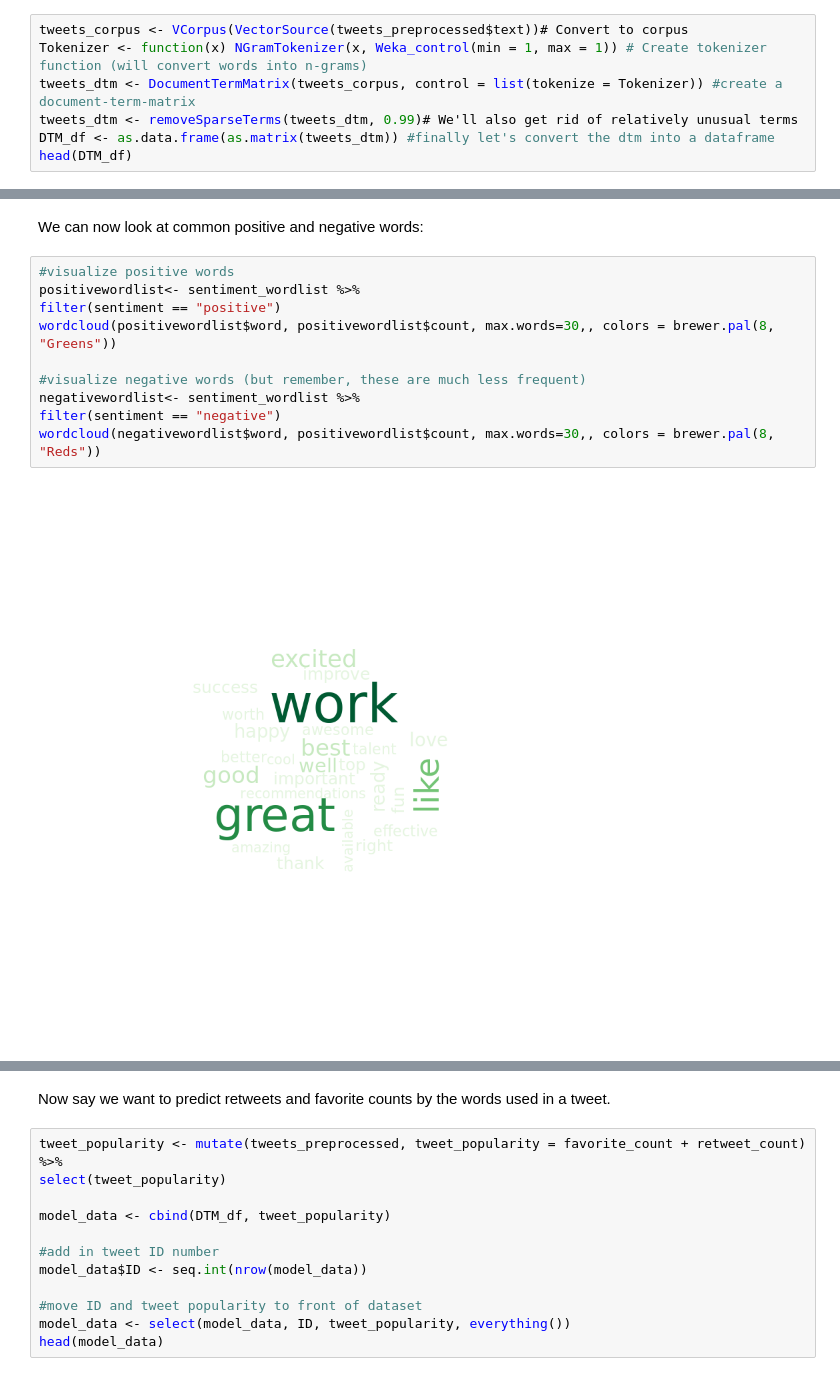
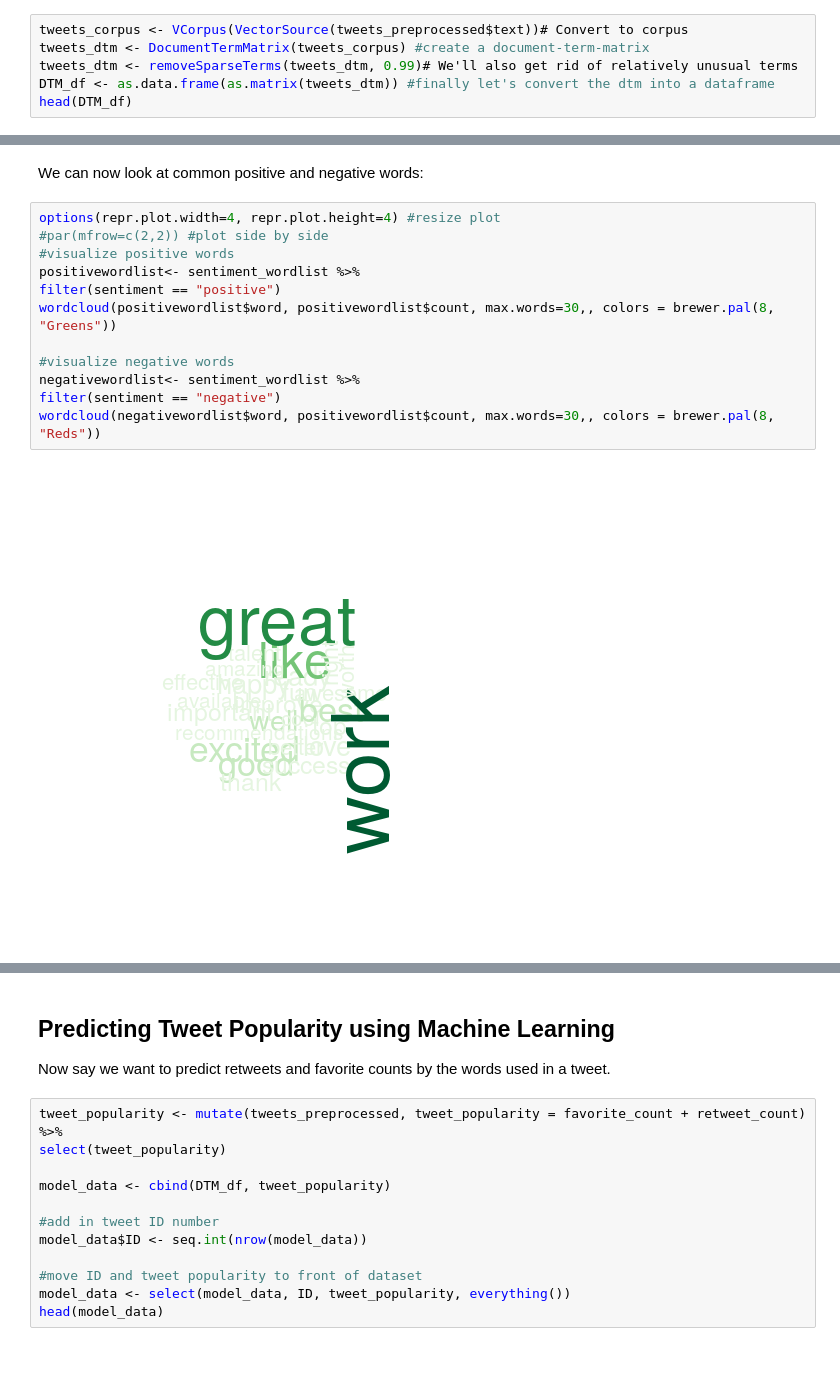
Before and after one commit to TNT-Lab/SIOP-2019-IO-Data-Science-Master-Tutorial, a Jupyter notebook: twittersentimentanalysis.ipynb, the cells around one changed output, grey strips where cells are left out. Cells and saved outputs as stored; diff of their text form.

```diff
--- a/twittersentimentanalysis.ipynb
+++ b/twittersentimentanalysis.ipynb
@@ -151,8 +157,7 @@ sample_n(size = 10)
 Now we need to create a corpus and convert our text into a document term matrix (rows are tweets, columns are n-grams)
 # %%
 tweets_corpus <- VCorpus(VectorSource(tweets_preprocessed$text))# Convert to corpus
-Tokenizer <- function(x) NGramTokenizer(x, Weka_control(min = 1, max = 1)) # Create tokenizer function (will convert words into n-grams)
-tweets_dtm <- DocumentTermMatrix(tweets_corpus, control = list(tokenize = Tokenizer)) #create a document-term-matrix
+tweets_dtm <- DocumentTermMatrix(tweets_corpus) #create a document-term-matrix
 tweets_dtm <- removeSparseTerms(tweets_dtm, 0.99)# We'll also get rid of relatively unusual terms
 DTM_df <- as.data.frame(as.matrix(tweets_dtm)) #finally let's convert the dtm into a dataframe
 head(DTM_df)
@@ -235,14 +241,16 @@ head(sentiment_wordlist)
 # %% [markdown]
 We can now look at common positive and negative words:
 # %%
+options(repr.plot.width=4, repr.plot.height=4) #resize plot
+#par(mfrow=c(2,2)) #plot side by side
 #visualize positive words
 positivewordlist<- sentiment_wordlist %>%
 filter(sentiment == "positive")
 wordcloud(positivewordlist$word, positivewordlist$count, max.words=30,, colors = brewer.pal(8, "Greens"))
 
-#visualize negative words (but remember, these are much less frequent)
+#visualize negative words
 negativewordlist<- sentiment_wordlist %>%
 filter(sentiment == "negative")
 wordcloud(negativewordlist$word, positivewordlist$count, max.words=30,, colors = brewer.pal(8, "Reds"))
 # %% [output]
-[figure, old version]
+[figure, new version]
@@ -250,4 +258,5 @@ wordcloud(negativewordlist$word, positivewordlist$count, max.words=30,, colors =
 # %% [markdown]
+## Predicting Tweet Popularity using Machine Learning
 Now say we want to predict retweets and favorite counts by the words used in a tweet.
 # %%
 tweet_popularity <- mutate(tweets_preprocessed, tweet_popularity = favorite_count + retweet_count) %>%
```
Also changed, not shown: parts of 9 cells of this notebook.
